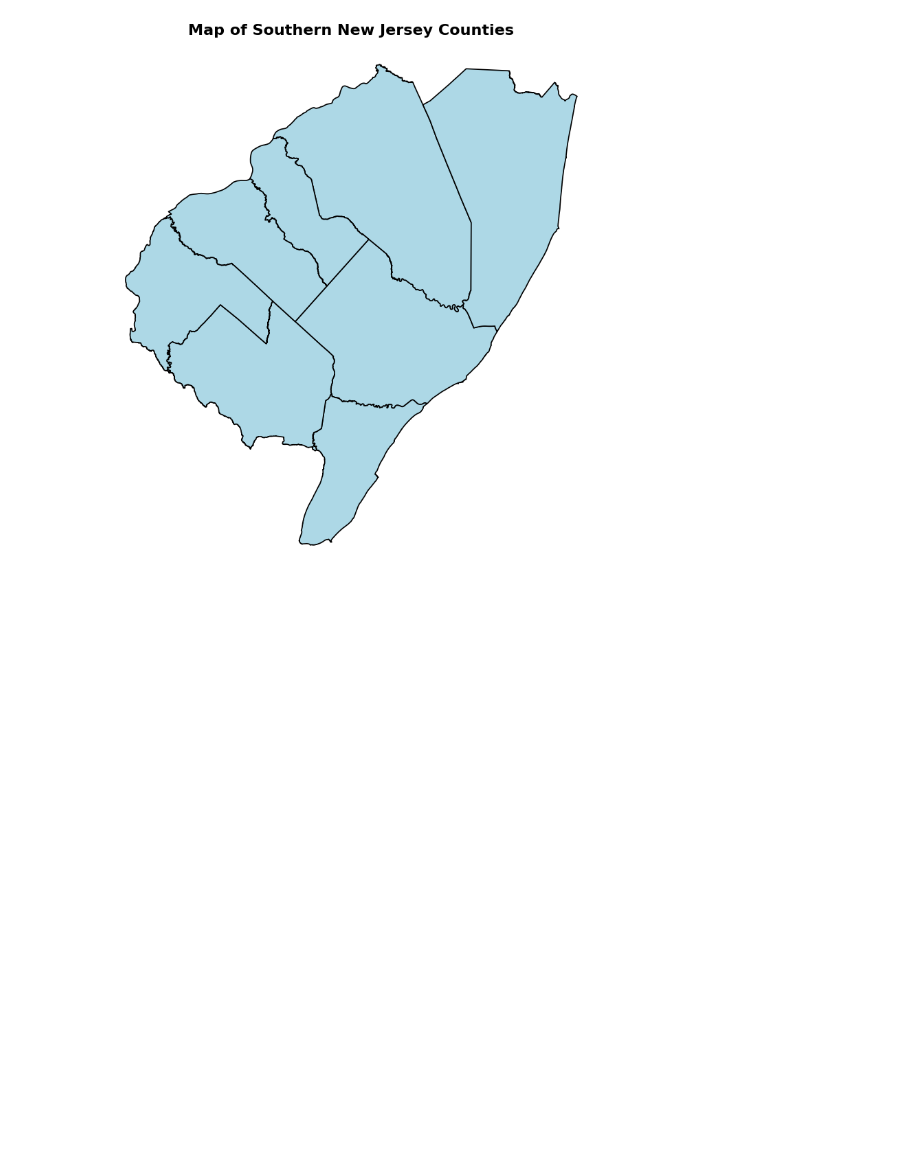
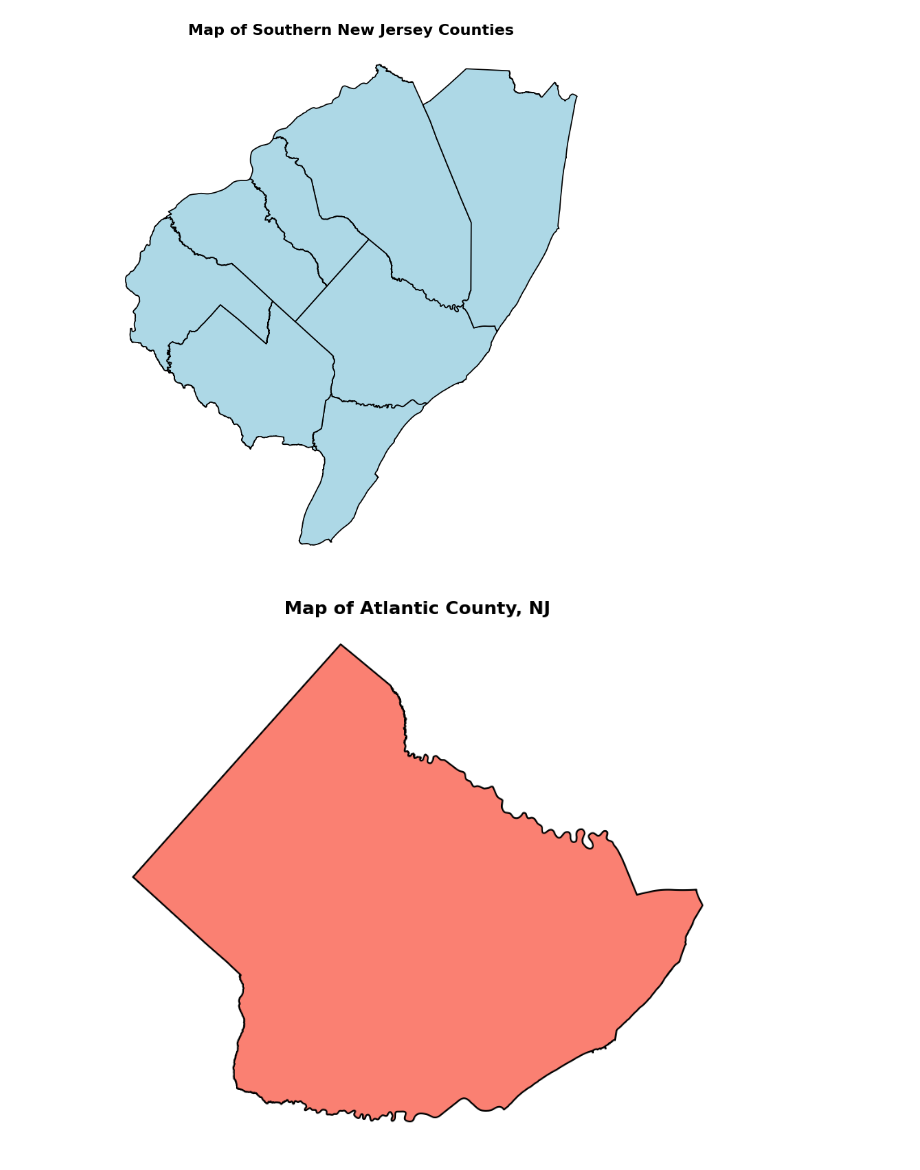
Before and after one commit to Anjanique-Knight/AjGIS, a Jupyter notebook: PS2_GIS_2.ipynb, the cells around one changed output. Saved outputs shown, nothing was run; the diff lists cells and outputs as text; code cells hidden in the pictures; blank space fills up the shorter version.

```diff
--- a/PS2_GIS_2.ipynb
+++ b/PS2_GIS_2.ipynb
@@ -81,3 +81,12 @@ plt.axis('off')
 plt.show()
 # %% [output]
 [figure]
+# %%
+ATLantic = snj_gdf[snj_gdf['COUNTY'] == 'ATLANTIC'].copy()
+fig, ax = plt.subplots(figsize=(10, 10))
+ATLantic.plot(ax=ax, edgecolor='black', color='salmon', linewidth=1.5)
+plt.title('Map of Atlantic County, NJ', fontsize=16, fontweight='bold')
+plt.axis('off')
+plt.show()
+# %% [output]
+[figure, added]
```
Also changed, not shown: parts of 1 cell of this notebook.
